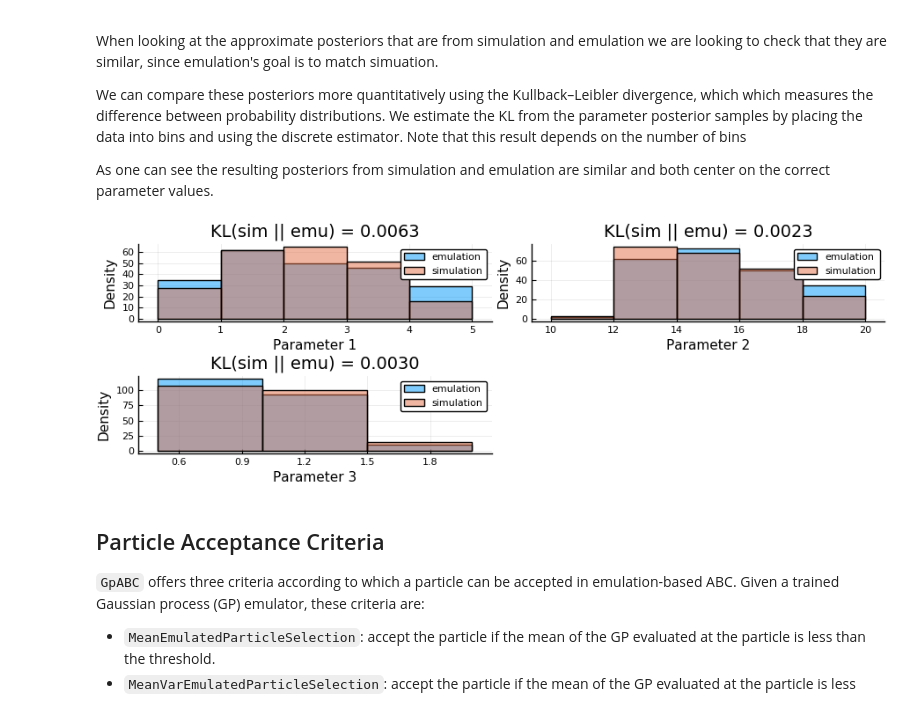
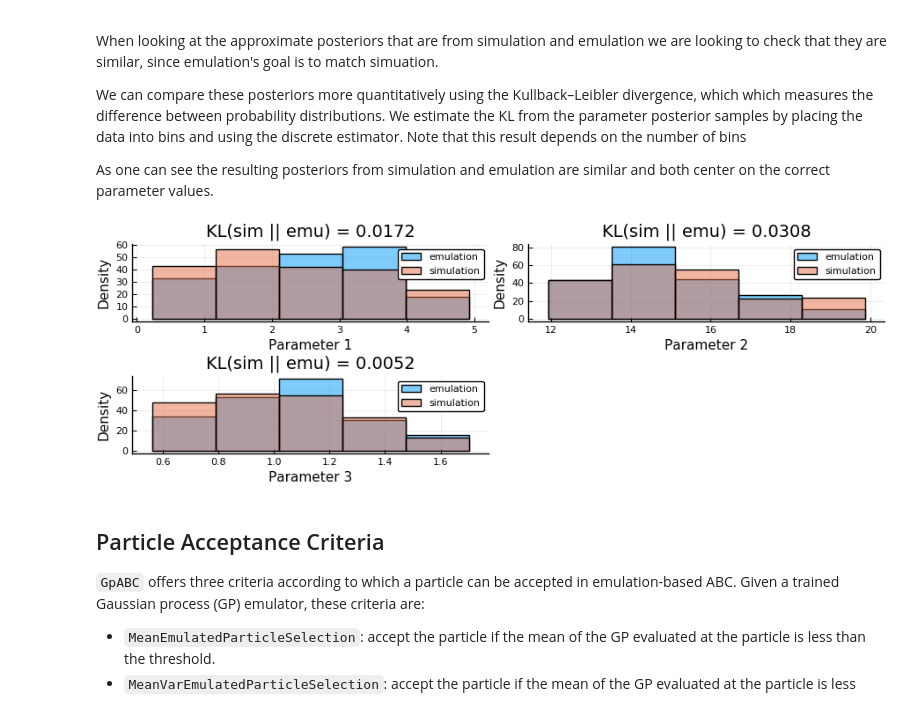
Before and after one commit to tanhevg/GpABC.jl, a Jupyter notebook: examples/abc-example.ipynb, the cells around one changed output. Drawn from its saved outputs; the diff is of its cells as text; code cells hidden in the pictures.

```diff
--- a/examples/abc-example.ipynb
+++ b/examples/abc-example.ipynb
@@ -189,34 +189,39 @@ As one can see the resulting posteriors from simulation and emulation are simila
 # %%
 nbins = 5 # The number of bins when plotting the posteriors and calcuating KL(simulation || emulation)
 
-function binned_kl_estimate(samples1, samples2, nbins)
+function get_bin_edges(samples1, samples2, nbins)
     alldata = vcat([samples1, samples2]...)
     max_val = maximum(alldata)
     min_val = minimum(alldata)
     eps = 1e-9 # So that edge cases are still binned
-    bin_edges = Array(range(min_val-eps, stop=max_val+eps, length=nbins+1))
+    Array(range(min_val-eps, stop=max_val+eps, length=nbins+1))
+end
+
+function binned_kl_estimate(samples1, samples2, nbins)
 
     function bindata(data)
-        bincounts = fit(Histogram, data, bin_edges).weights
+        bincounts = fit(Histogram, data, get_bin_edges(samples1, samples2, nbins)).weights
         bincounts/sum(bincounts)
     end
-
-    kl_divergence(bindata(samples1), bindata(samples2))
+    eps = 1e-9 # To avoid division by zero
+    binned_samples1 = bindata(samples1)
+    binned_samples2 = bindata(samples2)
+    sum(binned_samples1 .* log.((binned_samples1.+eps)./(binned_samples2.+eps)))
 end
 
 kl_divergences = [binned_kl_estimate(sim_result.population[:,j], emu_result.population[:,j], nbins) for j in 1:3]
 
 plts = Array{Plots.Plot}(undef, length(priors))
 for idx in 1:length(plts)
     min_pop_len = min(size(emu_result.population, 1), size(sim_result.population, 1))
     plts[idx] = histogram([emu_result.population[1:min_pop_len,idx] sim_result.population[1:min_pop_len,idx]],
-        bins=nbins,
+        bins=get_bin_edges(emu_result.population[1:min_pop_len,idx], sim_result.population[1:min_pop_len,idx], nbins),
         label=["emulation" "simulation"], fillalpha=0.5, xlabel="Parameter $idx", ylabel="Density",
         title=@sprintf("KL(sim || emu) = %.4f", kl_divergences[idx]))
 end
 plot(plts..., size=(900,300))
 # %% [output]
-[figure, old version]
+[figure, new version]
 # %% [markdown]
 ## Particle Acceptance Criteria
 
```
Also changed, not shown: parts of 13 cells of this notebook, 1 other file.
